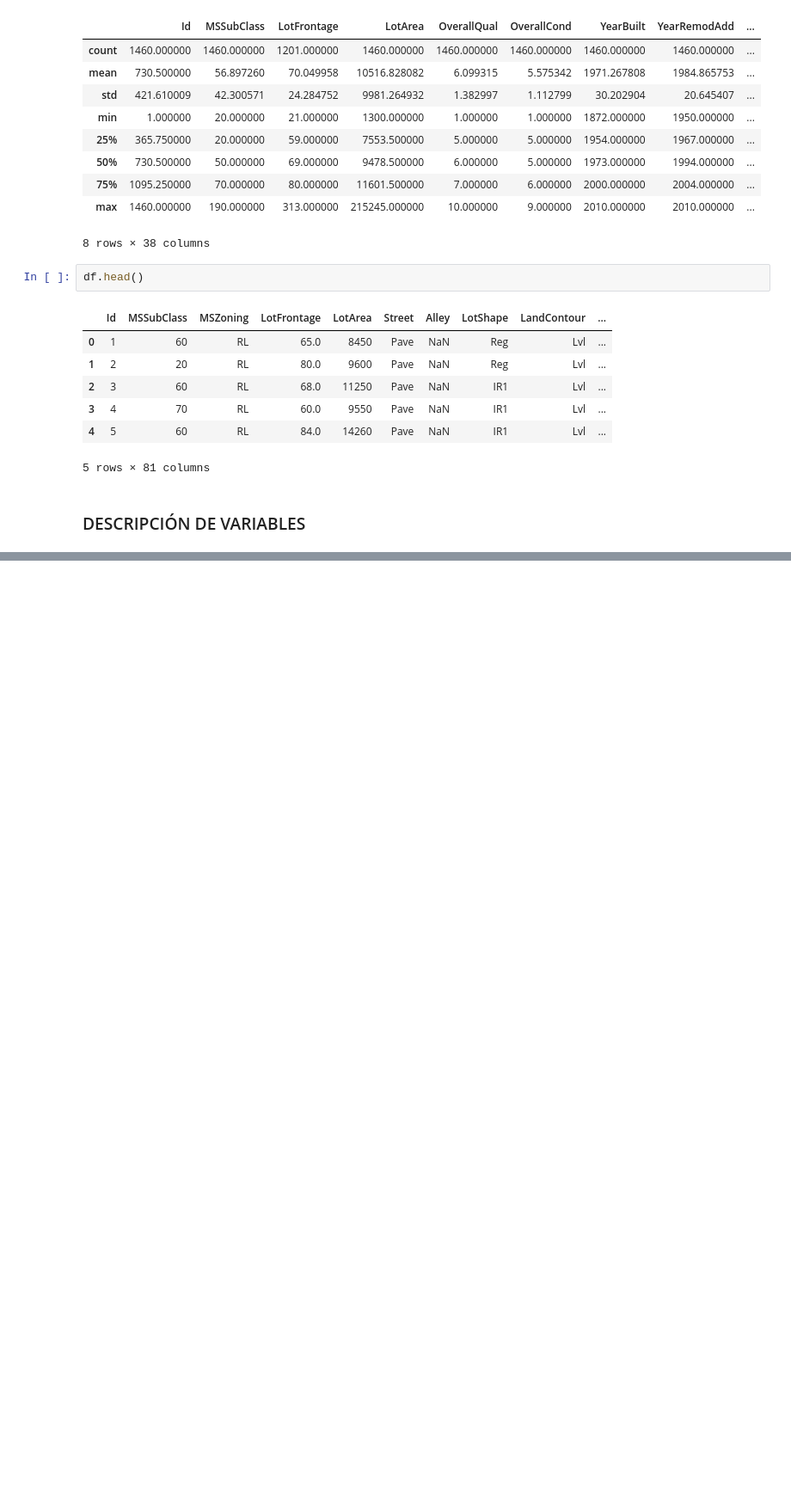
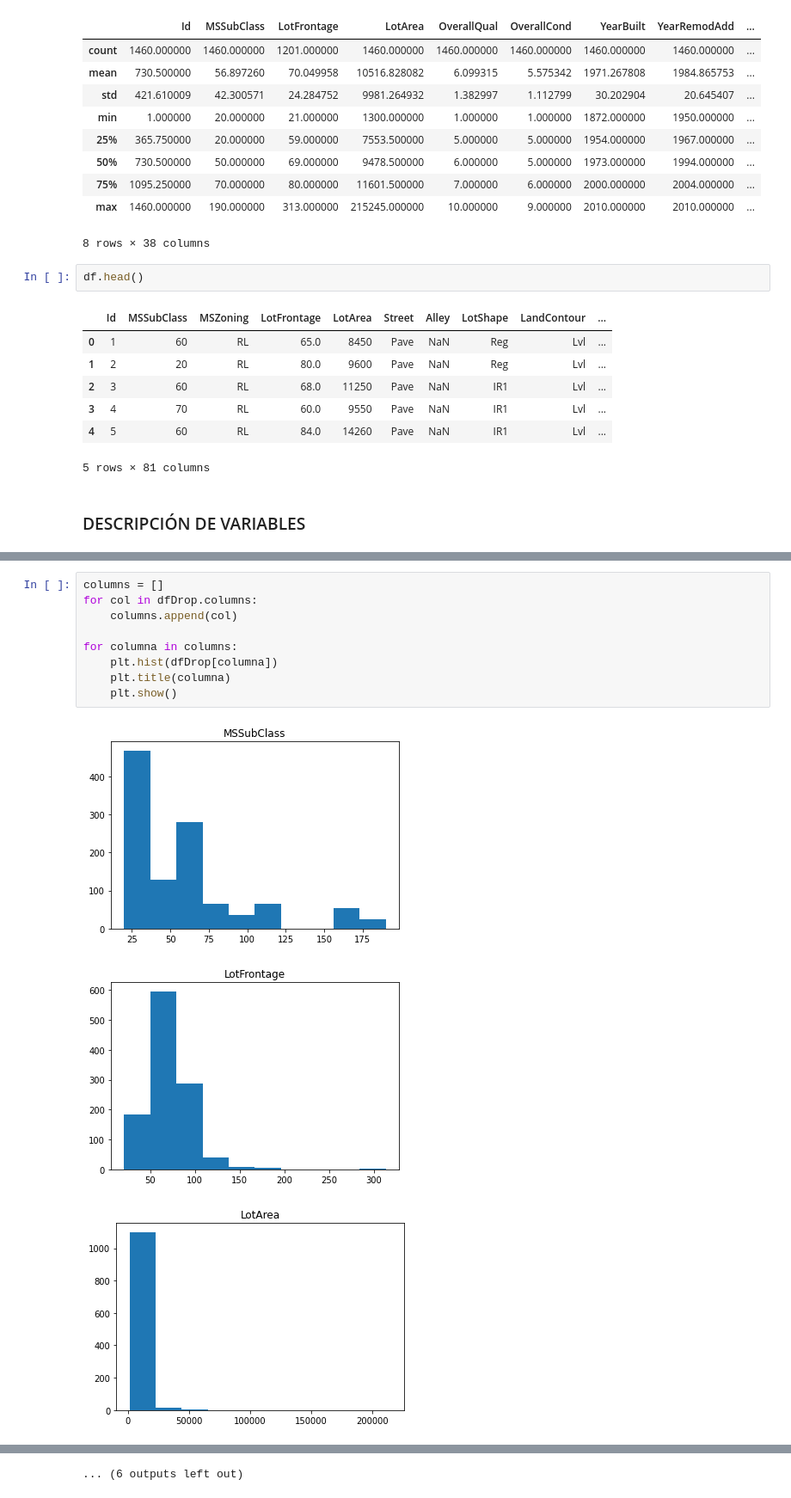
Before and after one commit to JavierCotto5201/LAB1_DataScience, a Jupyter notebook: LAB1 DATA SCIENCE.ipynb, the cells around one changed output, grey strips where cells are left out. Shown at 86% size. Saved outputs shown, nothing was run; the diff lists cells and outputs as text; blank space fills up the shorter version.

```diff
--- a/LAB1 DATA SCIENCE.ipynb
+++ b/LAB1 DATA SCIENCE.ipynb
@@ -120,0 +253,13 @@ SalePrice - CUANTITATIVA C
+# %%
+columns = []
+for col in dfDrop.columns:
+    columns.append(col)
+
+for columna in columns:
+    plt.hist(dfDrop[columna])
+    plt.title(columna)
+    plt.show()
+# %% [output]
+[figure, added]
+[figure, added]
+[figure, added]
@@ -120,0 +275 @@ SalePrice - CUANTITATIVA C
+... (6 outputs left out)
```
Also changed, not shown: parts of 6 cells of this notebook.
